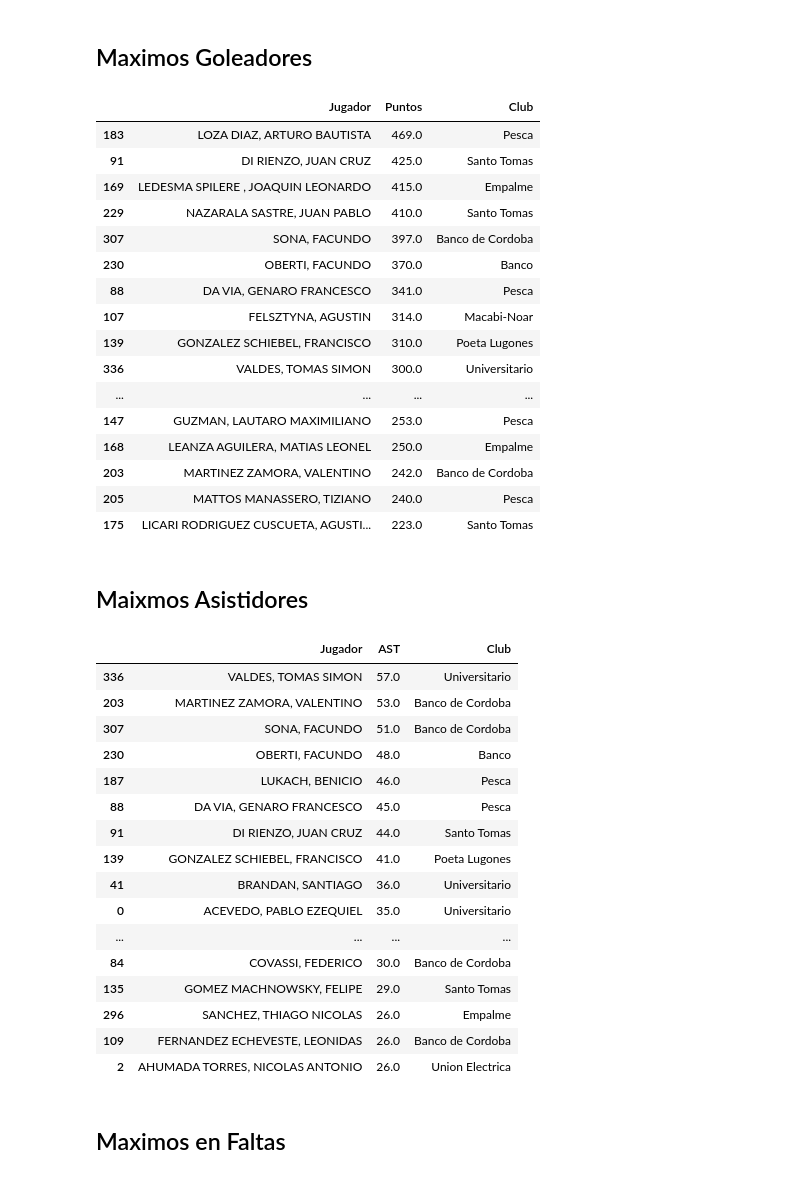
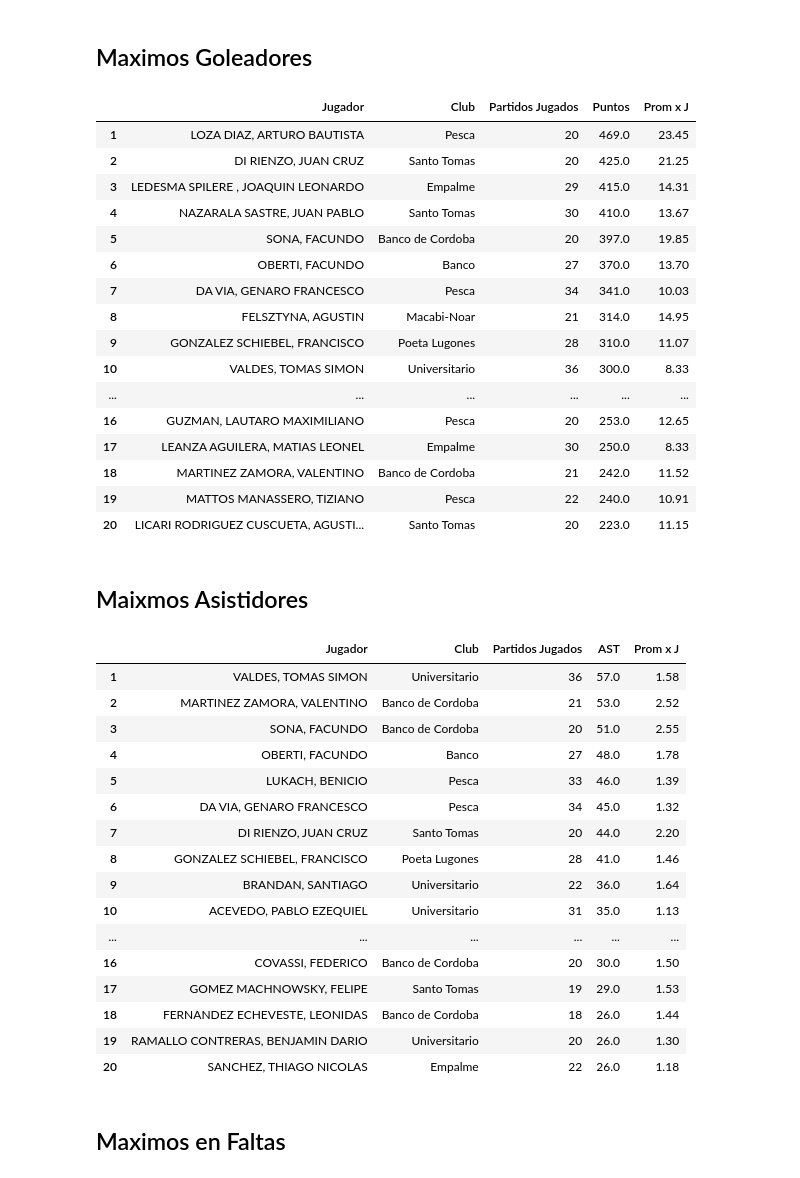
Before and after one commit to nicopinera/AnalisisEstadisticoBasquetU13, a Jupyter notebook: analisisGlobal.ipynb, the cells around one changed output. Cells and saved outputs as stored; diff of their text form; code cells hidden in the pictures.

```diff
--- a/analisisGlobal.ipynb
+++ b/analisisGlobal.ipynb
@@ -27,47 +18,47 @@ from top_20_faltas import top_20_faltas
 # %% [markdown]
 ## Maximos Goleadores
 # %%
-top_20_jugadores_puntos('EstadisticasGlobales.csv')
+top20.top_20_jugadores_puntos('EstadisticasGlobales.csv')
 # %% [output]
-|  | Jugador | Puntos | Club |
-| 183 | LOZA DIAZ, ARTURO BAUTISTA | 469.0 | Pesca |
-| 91 | DI RIENZO, JUAN CRUZ | 425.0 | Santo Tomas |
-| 169 | LEDESMA SPILERE , JOAQUIN LEONARDO | 415.0 | Empalme |
-| 229 | NAZARALA SASTRE, JUAN PABLO | 410.0 | Santo Tomas |
-| 307 | SONA, FACUNDO | 397.0 | Banco de Cordoba |
-| 230 | OBERTI, FACUNDO | 370.0 | Banco |
-| 88 | DA VIA, GENARO FRANCESCO | 341.0 | Pesca |
-| 107 | FELSZTYNA, AGUSTIN | 314.0 | Macabi-Noar |
-| 139 | GONZALEZ SCHIEBEL, FRANCISCO | 310.0 | Poeta Lugones |
-| 336 | VALDES, TOMAS SIMON | 300.0 | Universitario |
-| ... | ... | ... | ... |
-| 147 | GUZMAN, LAUTARO MAXIMILIANO | 253.0 | Pesca |
-| 168 | LEANZA AGUILERA, MATIAS LEONEL | 250.0 | Empalme |
-| 203 | MARTINEZ ZAMORA, VALENTINO | 242.0 | Banco de Cordoba |
-| 205 | MATTOS MANASSERO, TIZIANO | 240.0 | Pesca |
-| 175 | LICARI RODRIGUEZ CUSCUETA, AGUSTI... | 223.0 | Santo Tomas |
+|  | Jugador | Club | Partidos Jugados | Puntos | Prom x J |
+| 1 | LOZA DIAZ, ARTURO BAUTISTA | Pesca | 20 | 469.0 | 23.45 |
+| 2 | DI RIENZO, JUAN CRUZ | Santo Tomas | 20 | 425.0 | 21.25 |
+| 3 | LEDESMA SPILERE , JOAQUIN LEONARDO | Empalme | 29 | 415.0 | 14.31 |
+| 4 | NAZARALA SASTRE, JUAN PABLO | Santo Tomas | 30 | 410.0 | 13.67 |
+| 5 | SONA, FACUNDO | Banco de Cordoba | 20 | 397.0 | 19.85 |
+| 6 | OBERTI, FACUNDO | Banco | 27 | 370.0 | 13.70 |
+| 7 | DA VIA, GENARO FRANCESCO | Pesca | 34 | 341.0 | 10.03 |
+| 8 | FELSZTYNA, AGUSTIN | Macabi-Noar | 21 | 314.0 | 14.95 |
+| 9 | GONZALEZ SCHIEBEL, FRANCISCO | Poeta Lugones | 28 | 310.0 | 11.07 |
+| 10 | VALDES, TOMAS SIMON | Universitario | 36 | 300.0 | 8.33 |
+| ... | ... | ... | ... | ... | ... |
+| 16 | GUZMAN, LAUTARO MAXIMILIANO | Pesca | 20 | 253.0 | 12.65 |
+| 17 | LEANZA AGUILERA, MATIAS LEONEL | Empalme | 30 | 250.0 | 8.33 |
+| 18 | MARTINEZ ZAMORA, VALENTINO | Banco de Cordoba | 21 | 242.0 | 11.52 |
+| 19 | MATTOS MANASSERO, TIZIANO | Pesca | 22 | 240.0 | 10.91 |
+| 20 | LICARI RODRIGUEZ CUSCUETA, AGUSTI... | Santo Tomas | 20 | 223.0 | 11.15 |
 # %% [markdown]
 ## Maixmos Asistidores
 # %%
-top_20_asistidores('EstadisticasGlobales.csv')
+top20.top_20_asistidores('EstadisticasGlobales.csv')
 # %% [output]
-|  | Jugador | AST | Club |
-| 336 | VALDES, TOMAS SIMON | 57.0 | Universitario |
-| 203 | MARTINEZ ZAMORA, VALENTINO | 53.0 | Banco de Cordoba |
-| 307 | SONA, FACUNDO | 51.0 | Banco de Cordoba |
-| 230 | OBERTI, FACUNDO | 48.0 | Banco |
-| 187 | LUKACH, BENICIO | 46.0 | Pesca |
-| 88 | DA VIA, GENARO FRANCESCO | 45.0 | Pesca |
-| 91 | DI RIENZO, JUAN CRUZ | 44.0 | Santo Tomas |
-| 139 | GONZALEZ SCHIEBEL, FRANCISCO | 41.0 | Poeta Lugones |
-| 41 | BRANDAN, SANTIAGO | 36.0 | Universitario |
-| 0 | ACEVEDO, PABLO EZEQUIEL | 35.0 | Universitario |
-| ... | ... | ... | ... |
-| 84 | COVASSI, FEDERICO | 30.0 | Banco de Cordoba |
-| 135 | GOMEZ MACHNOWSKY, FELIPE | 29.0 | Santo Tomas |
-| 296 | SANCHEZ, THIAGO NICOLAS | 26.0 | Empalme |
-| 109 | FERNANDEZ ECHEVESTE, LEONIDAS | 26.0 | Banco de Cordoba |
-| 2 | AHUMADA TORRES, NICOLAS ANTONIO | 26.0 | Union Electrica |
+|  | Jugador | Club | Partidos Jugados | AST | Prom x J |
+| 1 | VALDES, TOMAS SIMON | Universitario | 36 | 57.0 | 1.58 |
+| 2 | MARTINEZ ZAMORA, VALENTINO | Banco de Cordoba | 21 | 53.0 | 2.52 |
+| 3 | SONA, FACUNDO | Banco de Cordoba | 20 | 51.0 | 2.55 |
+| 4 | OBERTI, FACUNDO | Banco | 27 | 48.0 | 1.78 |
+| 5 | LUKACH, BENICIO | Pesca | 33 | 46.0 | 1.39 |
+| 6 | DA VIA, GENARO FRANCESCO | Pesca | 34 | 45.0 | 1.32 |
+| 7 | DI RIENZO, JUAN CRUZ | Santo Tomas | 20 | 44.0 | 2.20 |
+| 8 | GONZALEZ SCHIEBEL, FRANCISCO | Poeta Lugones | 28 | 41.0 | 1.46 |
+| 9 | BRANDAN, SANTIAGO | Universitario | 22 | 36.0 | 1.64 |
+| 10 | ACEVEDO, PABLO EZEQUIEL | Universitario | 31 | 35.0 | 1.13 |
+| ... | ... | ... | ... | ... | ... |
+| 16 | COVASSI, FEDERICO | Banco de Cordoba | 20 | 30.0 | 1.50 |
+| 17 | GOMEZ MACHNOWSKY, FELIPE | Santo Tomas | 19 | 29.0 | 1.53 |
+| 18 | FERNANDEZ ECHEVESTE, LEONIDAS | Banco de Cordoba | 18 | 26.0 | 1.44 |
+| 19 | RAMALLO CONTRERAS, BENJAMIN DARIO | Universitario | 20 | 26.0 | 1.30 |
+| 20 | SANCHEZ, THIAGO NICOLAS | Empalme | 22 | 26.0 | 1.18 |
 # %% [markdown]
 ## Maximos en Faltas
 # %%
```
Also changed, not shown: parts of 9 cells of this notebook, 2 other files.
